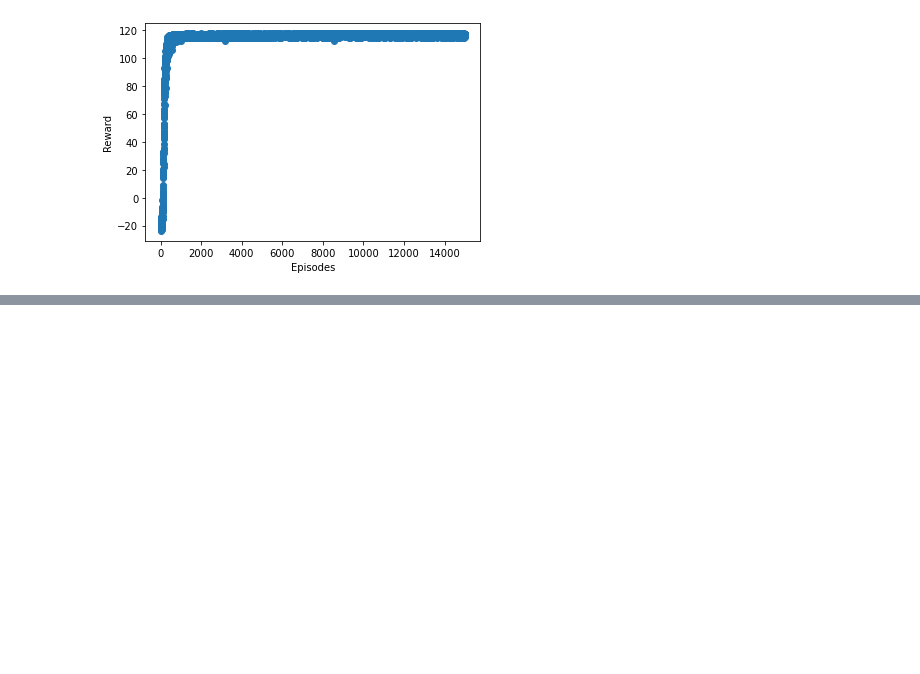
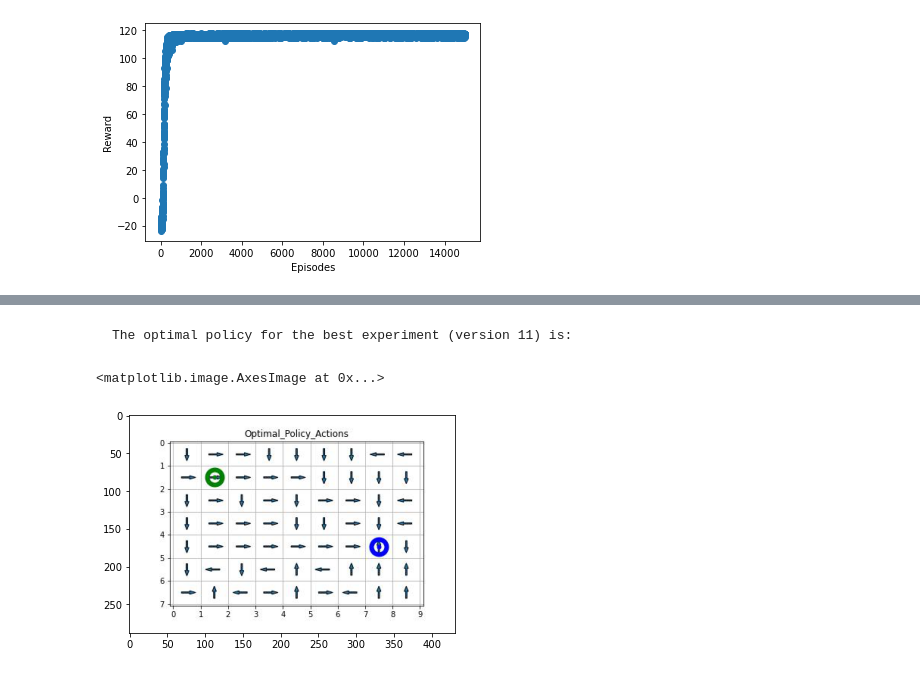
Before and after one commit to tiaraRS/ReinforcementLearningPractice, a Jupyter notebook: Practica6.ipynb, the cells around one changed output, grey strips where cells are left out. Drawn from its saved outputs; the diff is of its cells as text; code cells hidden in the pictures; blank space fills up the shorter version.

```diff
--- a/Practica6.ipynb
+++ b/Practica6.ipynb
@@ -495,0 +385,8 @@ array([[3, 1, 3, 3, 2, 3, 3, 2, 2],
+# %% [markdown]
+    The optimal policy for the best experiment (version 11) is:
+# %%
+img = plt.imread('Experiments-Parameters/optimal_policies/v11.jpg')
+plt.imshow(img)
+# %% [output]
+<matplotlib.image.AxesImage at 0x...>
+[figure, added]
```
Also changed, not shown: parts of 40 cells of this notebook, 6 other files.
